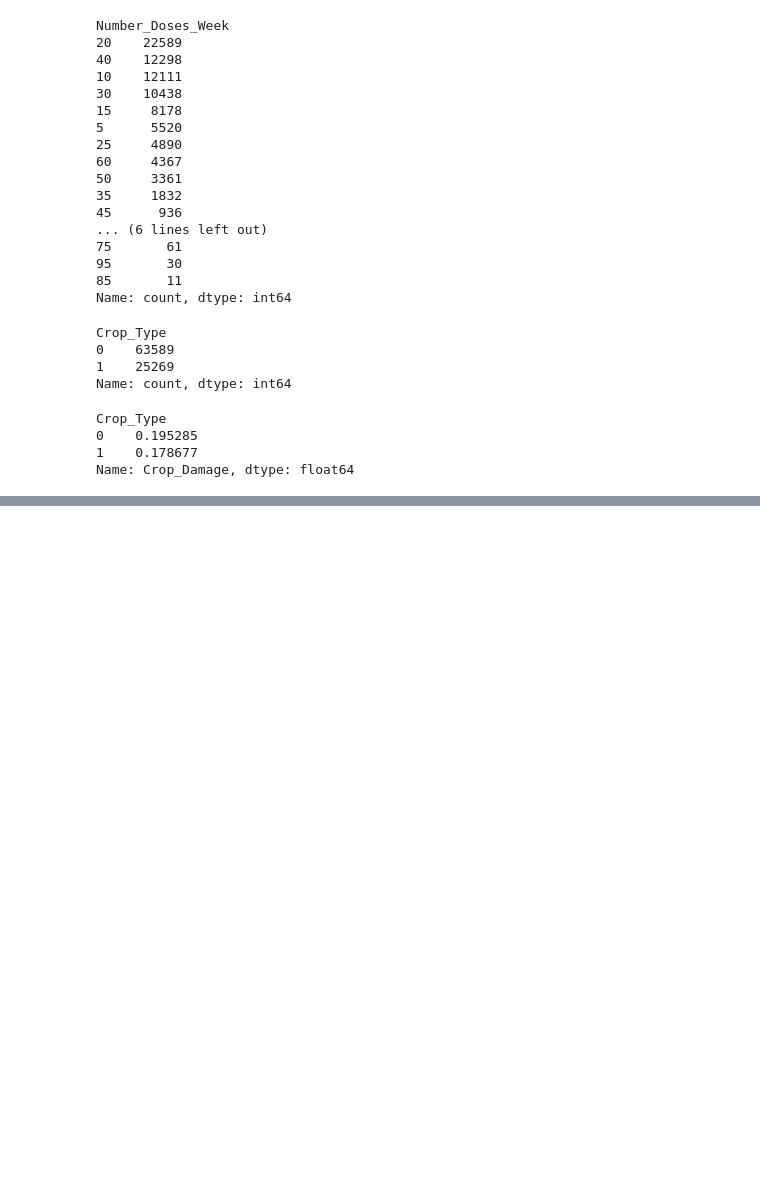
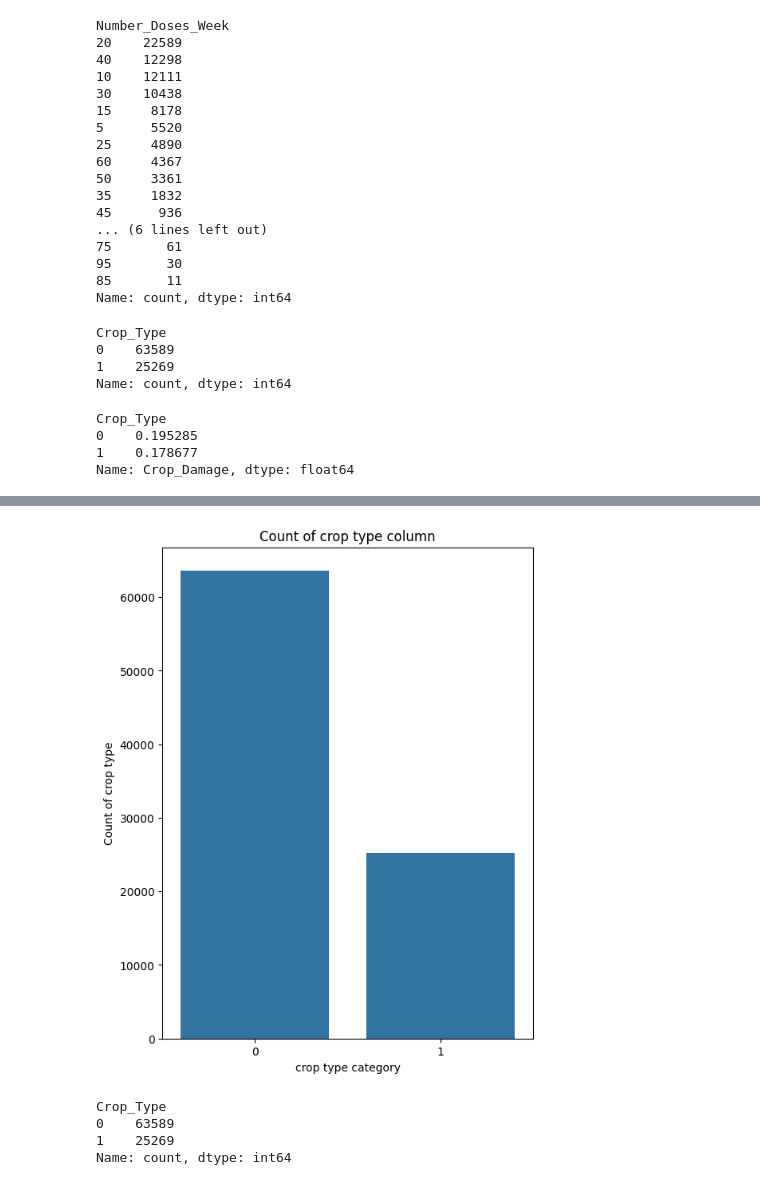
Before and after one commit to Jagannath29/pythonForMachineLearningAndDataScience, a Jupyter notebook: week_08/day_4/cropPrediction.ipynb, the cells around one changed output, grey strips where cells are left out. Cells and saved outputs as stored; diff of their text form; code cells hidden in the pictures; blank space fills up the shorter version.

```diff
--- a/week_08/day_4/cropPrediction.ipynb
+++ b/week_08/day_4/cropPrediction.ipynb
@@ -276,3 +314,18 @@ train_df['Pesticide_Use_Category'].value_counts().plot(kind='bar')
+# %%
+# Lets see Crop_type  column
+plt.figure(figsize=(6,8))
+sns.countplot(x = 'Crop_Type', data=train_df)
+plt.title('Count of crop type column')
+plt.xlabel('crop type category')
+plt.ylabel('Count of crop type')
+plt.show()
+print(train_df['Crop_Type'].value_counts())
+# %% [output]
+[figure, added]
+Crop_Type
+0    63589
+1    25269
+Name: count, dtype: int64
 # %%
 def univariate_barplot(data, xlabel, ylabel="Frequency", xlabel_rotation=0):
     # Set font size
```
Also changed, not shown: parts of 63 cells of this notebook.
